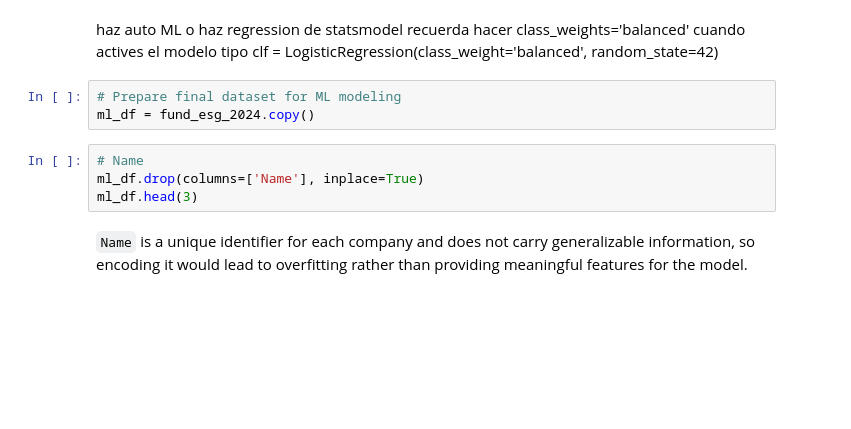
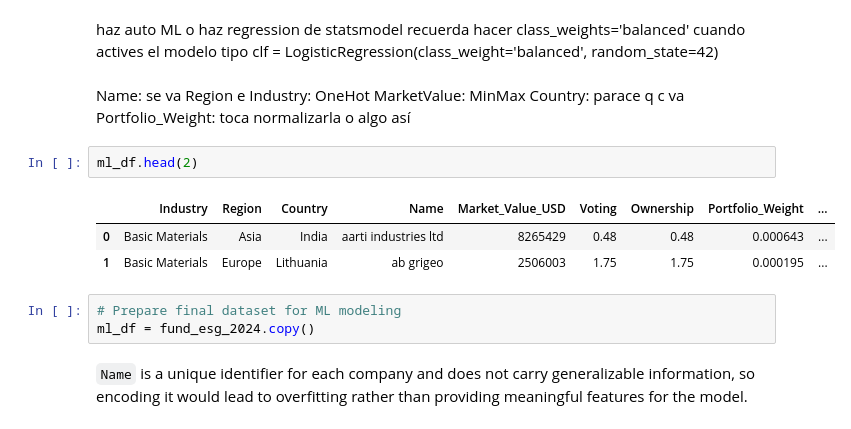
Before and after one commit to JoseBarros23/ESGDataProject_Norwegian_Pension_Fund_Global, a Jupyter notebook: esg_analysis.ipynb, the cells around one changed output. Cells and saved outputs as stored; diff of their text form; blank space fills up the shorter version.

```diff
--- a/esg_analysis.ipynb
+++ b/esg_analysis.ipynb
@@ -453,12 +453,20 @@ shap.summary_plot(shap_values, X_test_encoded)
 # %% [markdown]
 haz auto ML o haz regression de statsmodel
 recuerda hacer class_weights='balanced' cuando actives el modelo tipo clf = LogisticRegression(class_weight='balanced', random_state=42)
+# %% [markdown]
+Name: se va
+Region e Industry: OneHot
+MarketValue: MinMax
+Country: parace q c va
+Portfolio_Weight: toca normalizarla o algo así
+# %%
+ml_df.head(2)
+# %% [output]
+|  | Industry | Region | Country | Name | Market_Value_USD | Voting | Ownership | Portfolio_Weight | ... |
+| 0 | Basic Materials | Asia | India | aarti industries ltd | 8265429 | 0.48 | 0.48 | 0.000643 | ... |
+| 1 | Basic Materials | Europe | Lithuania | ab grigeo | 2506003 | 1.75 | 1.75 | 0.000195 | ... |
 # %%
 # Prepare final dataset for ML modeling
 ml_df = fund_esg_2024.copy()
-# %%
-# Name
-ml_df.drop(columns=['Name'], inplace=True)
-ml_df.head(3)
 # %% [markdown]
 `Name` is a unique identifier for each company and does not carry generalizable information, so encoding it would lead to overfitting rather than providing meaningful features for the model.
```
Also changed, not shown: parts of 10 cells of this notebook.
